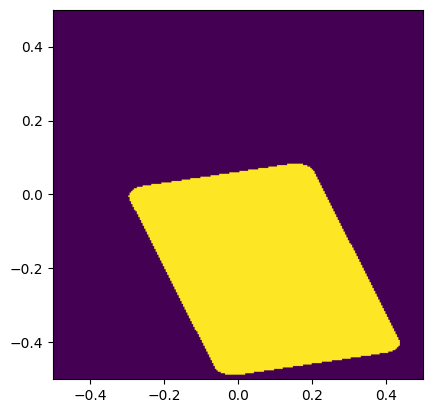
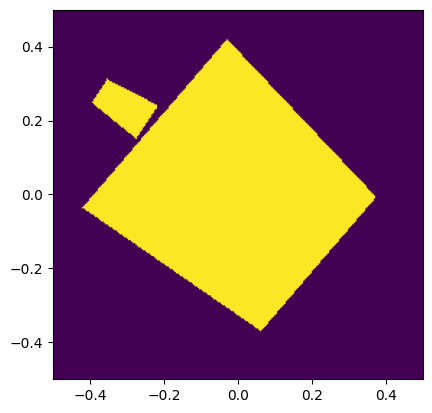
The notebook cell's code change between the first figure and the second:
--- before
+++ after
@@ -6,7 +6,7 @@
 
 cfg = RandomGeneratorConfig(
-    target_count=10000,
-    fixed_num_shapes=1,
-    allowed_shapes=("Rectangle",),
+    target_count=50,
+    fixed_num_shapes=2,
+    allowed_shapes=("ConvexQuad",),
     min_shape_size=0.05,
     min_feature_size=0.05,
@@ -16,8 +16,9 @@
     max_tries_per_shape=100,
     fixed_shape_params={
-        "Rectangle": {
+        "ConvexQuad": {
             #"center": (0, 0),
-            #"axes": (450, 450),
-            #'corner_radius': 10,
+            #"size": (0.5, 0.5),
+            'corner_radius': 0.0,
+            #"angle": 30,
         },
         
@@ -25,9 +26,10 @@
     shape_param_ranges={
         "Rectangle": {
-            #"size": ((200, 250), (100, 150)),
-            "angle": (0, 90),
+            "size": ((200, 250), (100, 150)),
+            #"angle": (0, 90),
+            "n": (3, 8),
         }},
     fixed_canvas_Lx=1.0,
-    canvas_Ly_range=(0.5, 2.0)
+    fixed_canvas_Ly=1.0#(0.5, 2.0)
 )
 
@@ -40,4 +42,4 @@
 print(len(result.unit_cells))
 
-plt.imshow(result.unit_cells[3].mask_numpy(), origin='lower', extent=(-canvas.Lx/2, canvas.Lx/2, -canvas.Ly/2, canvas.Ly/2))
+plt.imshow(result.unit_cells[0].mask_numpy(), origin='lower', extent=(-canvas.Lx/2, canvas.Lx/2, -canvas.Ly/2, canvas.Ly/2))
 #result.unit_cells[2].to_shapely()

Commit: ConvexQuads and trapezoids are implemented. All Samplers for existing shapes are created.